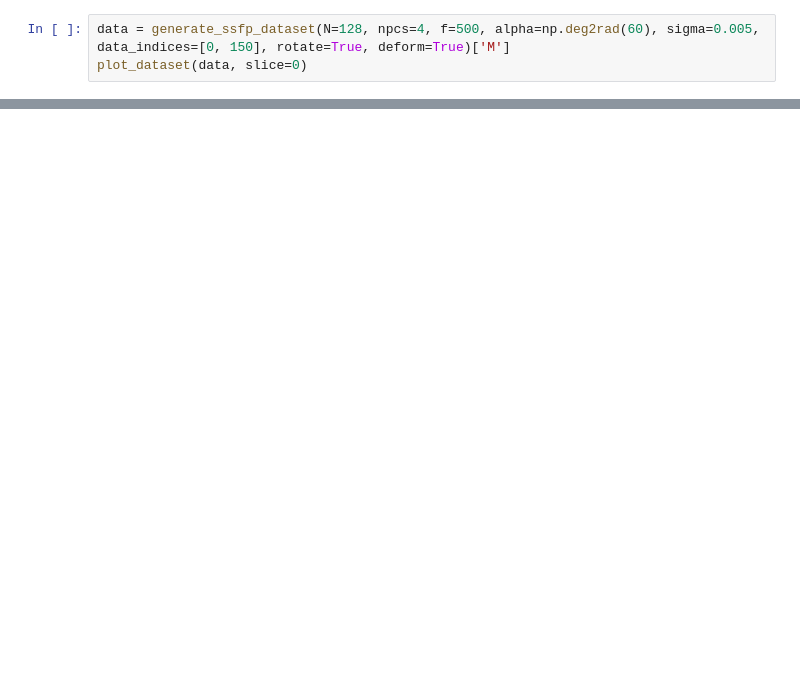
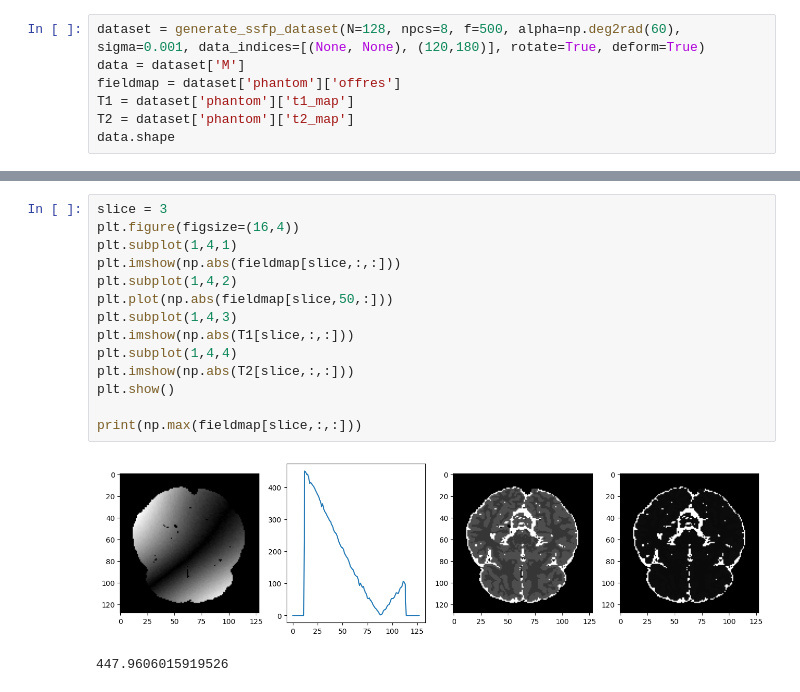
Before and after one commit to michaelmendoza/mssfp, a Jupyter notebook: notebooks/2b_brain_phantom.ipynb, the cells around one changed output, grey strips where cells are left out. Cells and saved outputs as stored; diff of their text form; blank space fills up the shorter version.

```diff
--- a/notebooks/2b_brain_phantom.ipynb
+++ b/notebooks/2b_brain_phantom.ipynb
@@ -11,4 +22,8 @@ print_dataset_info()
 # %%
-data = generate_ssfp_dataset(N=128, npcs=4, f=500, alpha=np.deg2rad(60), sigma=0.005, data_indices=[0, 150], rotate=True, deform=True)['M']
-plot_dataset(data, slice=0)
+dataset = generate_ssfp_dataset(N=128, npcs=8, f=500, alpha=np.deg2rad(60), sigma=0.001, data_indices=[(None, None), (120,180)], rotate=True, deform=True)
+data = dataset['M']
+fieldmap = dataset['phantom']['offres']
+T1 = dataset['phantom']['t1_map']
+T2 = dataset['phantom']['t2_map']
+data.shape
 # %% [output]
@@ -16,0 +46,17 @@ Generating 3d phantom:(1, 434, 362)
+# %%
+slice = 3
+plt.figure(figsize=(16,4))
+plt.subplot(1,4,1)
+plt.imshow(np.abs(fieldmap[slice,:,:]))
+plt.subplot(1,4,2)
+plt.plot(np.abs(fieldmap[slice,50,:]))
+plt.subplot(1,4,3)
+plt.imshow(np.abs(T1[slice,:,:]))
+plt.subplot(1,4,4)
+plt.imshow(np.abs(T2[slice,:,:]))
+plt.show()
+
+print(np.max(fieldmap[slice,:,:]))
+# %% [output]
+[figure, added]
+447.9606015919526
```
Also changed, not shown: parts of 7 cells of this notebook, 1 other file.
